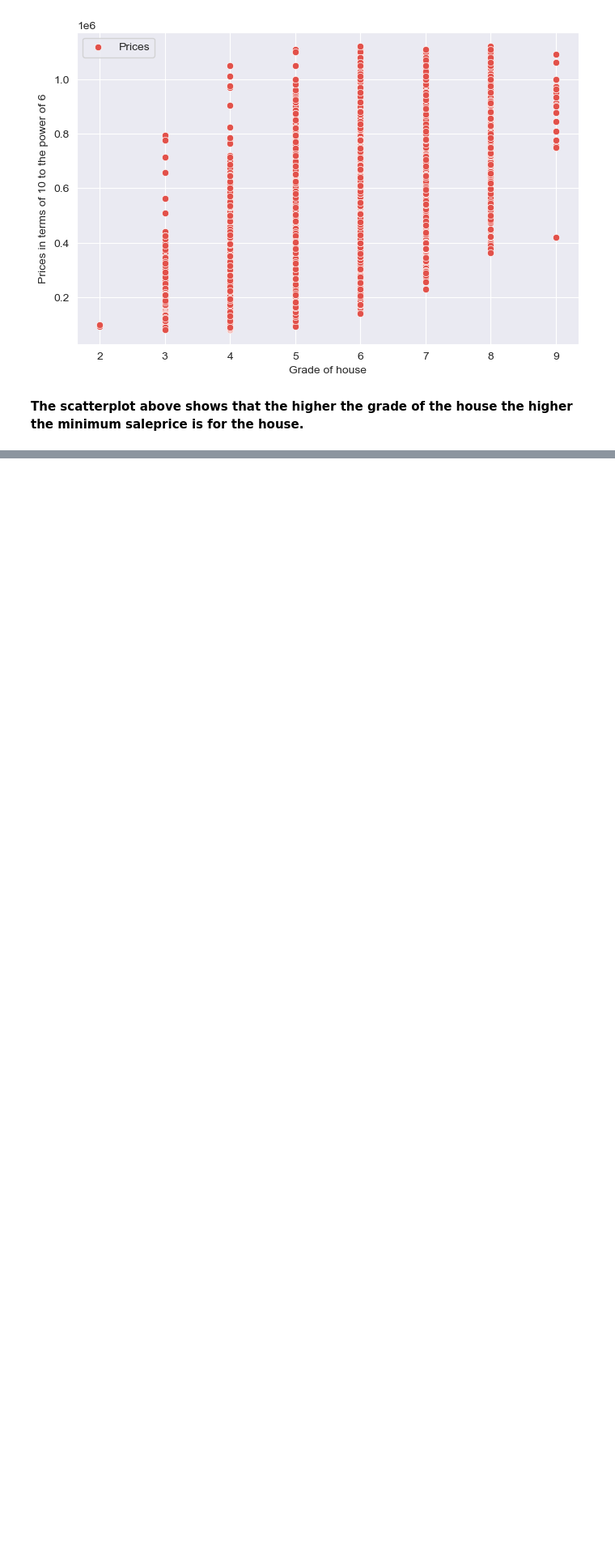
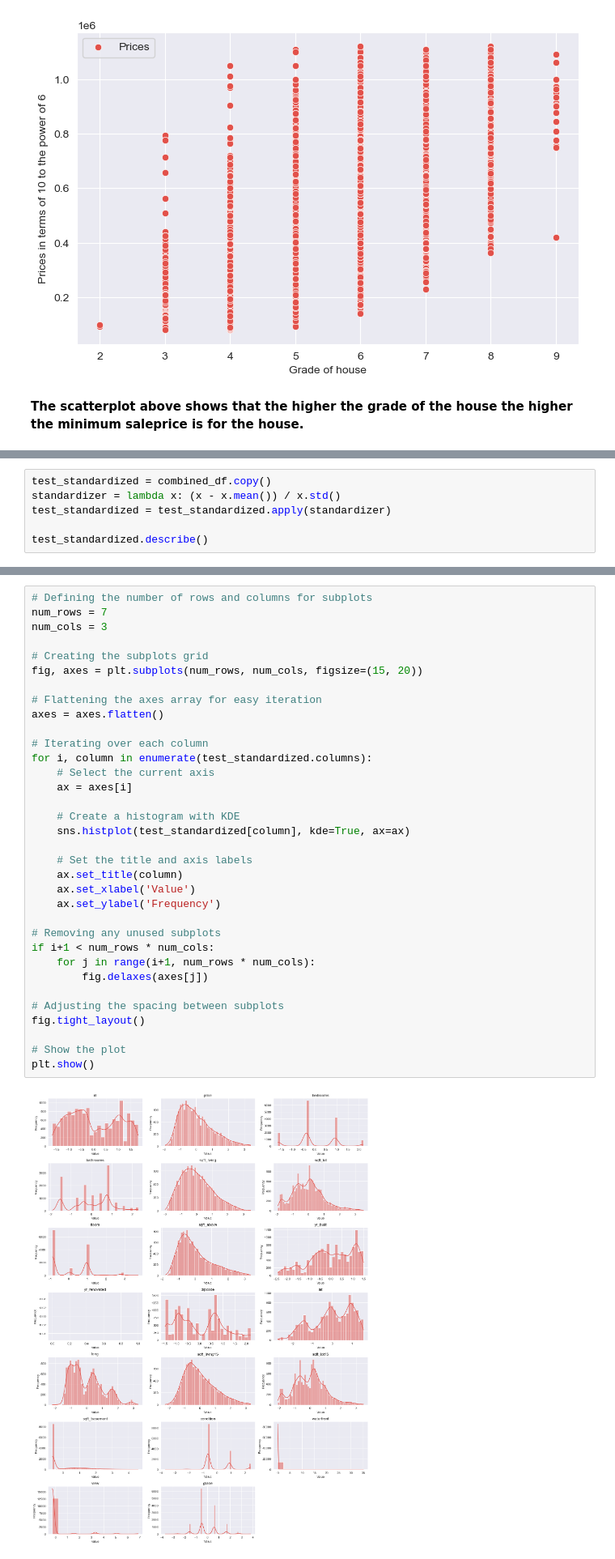
Before and after one commit to DennisWainaina/Megamax-Real-Estate-House-Project, a Jupyter notebook: index.ipynb, the cells around one changed output, grey strips where cells are left out. Shown at 81% size. Drawn from its saved outputs; the diff is of its cells as text; blank space fills up the shorter version.

Commit message:
Added histograms of all the variables to show the distribution of the data from the mean.

```diff
--- a/index.ipynb
+++ b/index.ipynb
@@ -800,0 +809,6 @@ array([5, 6, 7, 4, 8, 3, 9, 2], dtype=int64)
+# %%
+test_standardized = combined_df.copy()
+standardizer = lambda x: (x - x.mean()) / x.std()
+test_standardized = test_standardized.apply(standardizer)
+
+test_standardized.describe()
@@ -800,0 +829,36 @@ array([5, 6, 7, 4, 8, 3, 9, 2], dtype=int64)
+# %%
+# Defining the number of rows and columns for subplots
+num_rows = 7
+num_cols = 3
+
+# Creating the subplots grid
+fig, axes = plt.subplots(num_rows, num_cols, figsize=(15, 20))
+
+# Flattening the axes array for easy iteration
+axes = axes.flatten()
+
+# Iterating over each column
+for i, column in enumerate(test_standardized.columns):
+    # Select the current axis
+    ax = axes[i]
+
+    # Create a histogram with KDE
+    sns.histplot(test_standardized[column], kde=True, ax=ax)
+
+    # Set the title and axis labels
+    ax.set_title(column)
+    ax.set_xlabel('Value')
+    ax.set_ylabel('Frequency')
+
+# Removing any unused subplots
+if i+1 < num_rows * num_cols:
+    for j in range(i+1, num_rows * num_cols):
+        fig.delaxes(axes[j])
+
+# Adjusting the spacing between subplots
+fig.tight_layout()
+
+# Show the plot
+plt.show()
+# %% [output]
+[figure, added]
```
Also changed, not shown: parts of 11 cells of this notebook.
